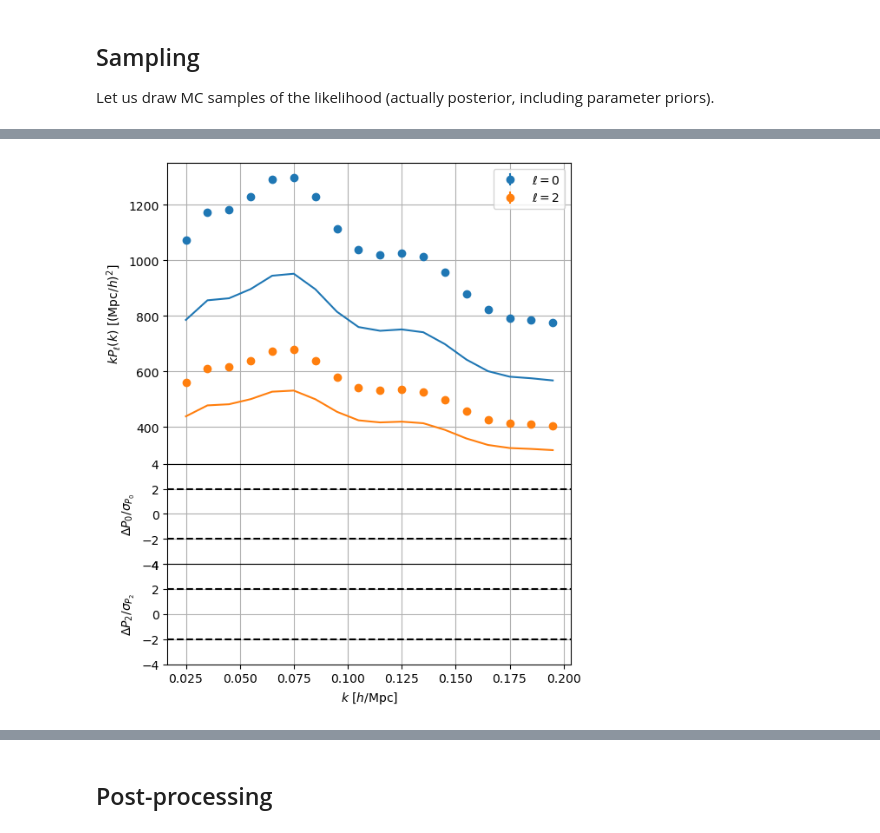
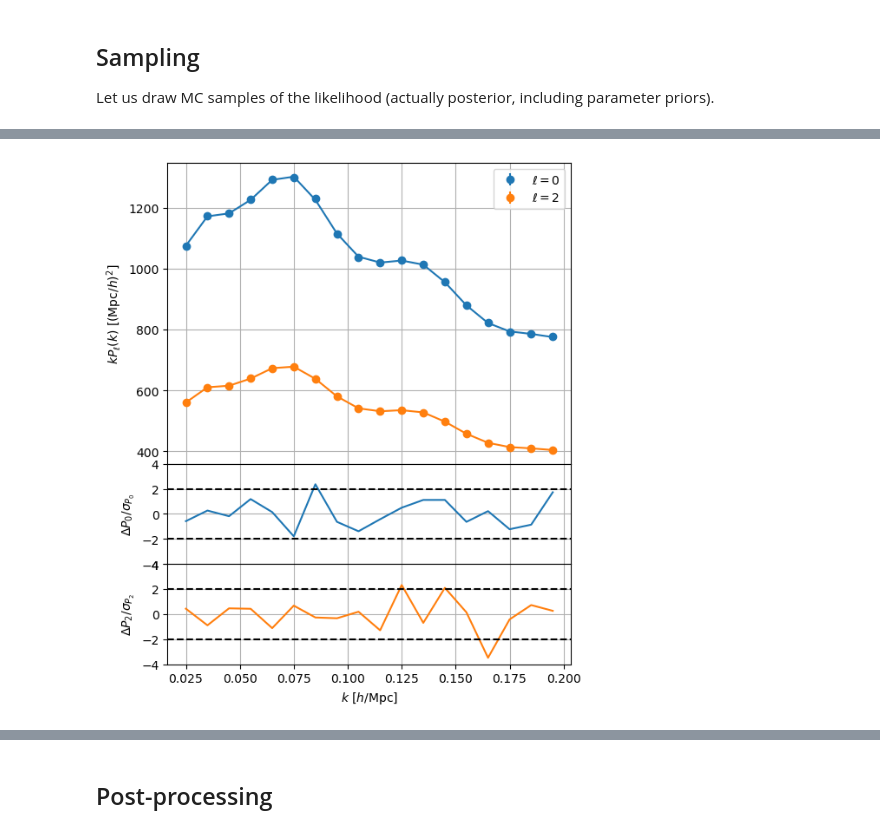
Before and after one commit to adematti/cosmofit, a Jupyter notebook: nb/fs_shapefit_examples.ipynb, the cells around one changed output, grey strips where cells are left out. Cells and saved outputs as stored; diff of their text form; code cells hidden in the pictures.

```diff
--- a/nb/fs_shapefit_examples.ipynb
+++ b/nb/fs_shapefit_examples.ipynb
@@ -164,8 +164,9 @@ while not converged:
 # %%
+likelihood.run(**sampler.chains[0].choice())
 likelihood.end_calculators[0].plot()
 plt.show()
 # %% [output]
-[figure, old version]
+[figure, new version]
 # %%
 chain = sampler.chains[0].remove_burnin(0.5)
 print(chain.to_stats(tablefmt='pretty'))
```
Also changed, not shown: parts of 8 cells of this notebook, 3 other files.
